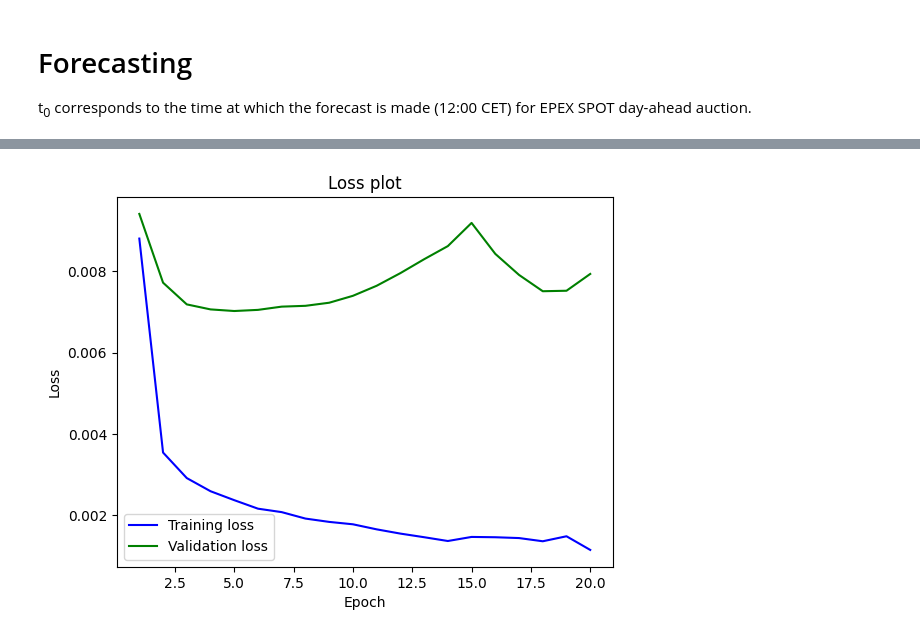
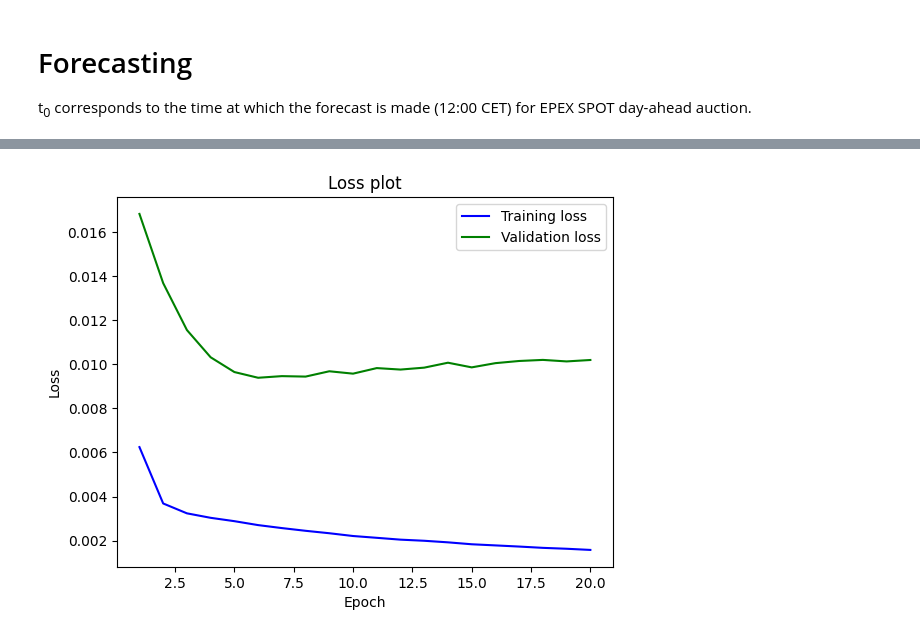
Before and after one commit to vikwal/forecasting_framework, a Jupyter notebook: Forecast.ipynb, the cells around one changed output, grey strips where cells are left out. Cells and saved outputs as stored; diff of their text form; code cells hidden in the pictures.

```diff
--- a/Forecast.ipynb
+++ b/Forecast.ipynb
@@ -74,3 +63,10 @@ df = preprocessing.lag_features(data=df,
+# %%
+# read data
+#df = preprocessing.preprocess_1b_trina(path=path,
+#                                       freq=freq)
+known, observed, static = preprocessing.get_features(data=data)
+dfs = preprocessing.get_data(data=data, data_dir=config['data']['path'], freq=freq)
+df = dfs[key]
 # %%
 df.info()
 # %% [output]
@@ -94,15 +90,13 @@ memory usage: 969.0 KB
 # %%
-windows = preprocessing.prepare_data(data=df,
-                                     output_dim=output_dim,
-                                     scale_y=scale_y)
-X_train, y_train, X_test, y_test = windows['X_train'], windows['y_train'], windows['X_test'], windows['y_test']
-if return_index:
-    index_train, index_test = windows['index_train'], windows['index_test']
-    train_end = str(index_train[-1].date())
-    test_start = str(index_test[0].date())
-scaler = windows['scalers']
-scaler_x = scaler['x']
-scaler_y = scaler['y']
-
+prepared_data, df = preprocessing.pipeline(data=df,
+                                           config=config,
+                                           known_cols=known,
+                                           observed_cols=observed,
+                                           static_cols=static)
+X_train, y_train = prepared_data['X_train'], prepared_data['y_train'],
+X_test, y_test = prepared_data['X_test'], prepared_data['y_test']
+index_train = prepared_data['index_train']
+index_test = prepared_data['index_test']
+scaler_y = prepared_data['scalers']['y']
 print(X_train.shape, y_train.shape, X_test.shape, y_test.shape)
 # %% [output]
@@ -110,6 +104,6 @@ print(X_train.shape, y_train.shape, X_test.shape, y_test.shape)
 # %%
-if hpo:
-    hyperparameters = utils.load_hyperparams(study_name=study_name,
+if study_name:
+    hyperparameters = tools.load_hyperparams(study_name=study_name,
                                              config=config)
 else:
     hyperparameters = {}
@@ -122,12 +116,10 @@ else:
     hyperparameters['lr'] = learning_rate
     hyperparameters['units'] = units
 
-hyperparameters['model_name'] = model_name
+config['model']['name'] = model_name
 
-n_features = X_train.shape[2]
+config['model']['feature_dim'] = tools.get_feature_dim(X_train)
 model = models.get_model(config=config,
-                         n_features=n_features,
-                         output_dim=output_dim,
                          hyperparameters=hyperparameters)
 # %%
 model.summary()
@@ -160,7 +152,7 @@ history = model.fit(
     epochs = hyperparameters['epochs'],
     verbose = 'auto',
     callbacks = callbacks if make_callbacks else None,
-    validation_data=(X_test, y_test) if model_validation else None,
+    validation_data=(X_test, y_test),
     shuffle = False
 )
 if make_callbacks:
@@ -187,7 +179,7 @@ Epoch 20/20
 # %%
 plotting.plot_training(history=history,
-                       validation=model_validation,
+                       validation=True,
                        save_name=None)
 # %% [output]
-[figure, old version]
+[figure, new version]
 # %%
```
Also changed, not shown: parts of 17 cells of this notebook, 15 other files.
